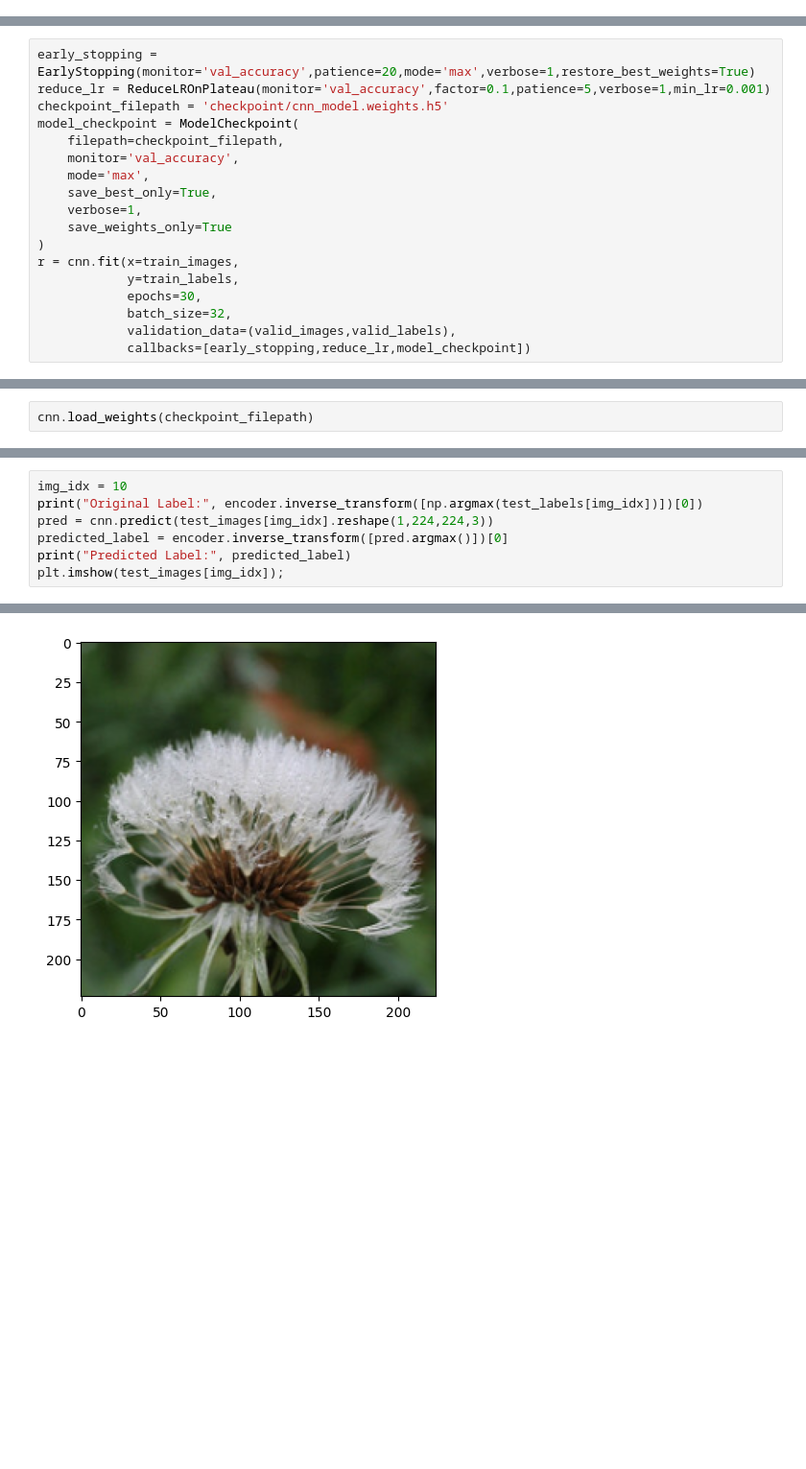
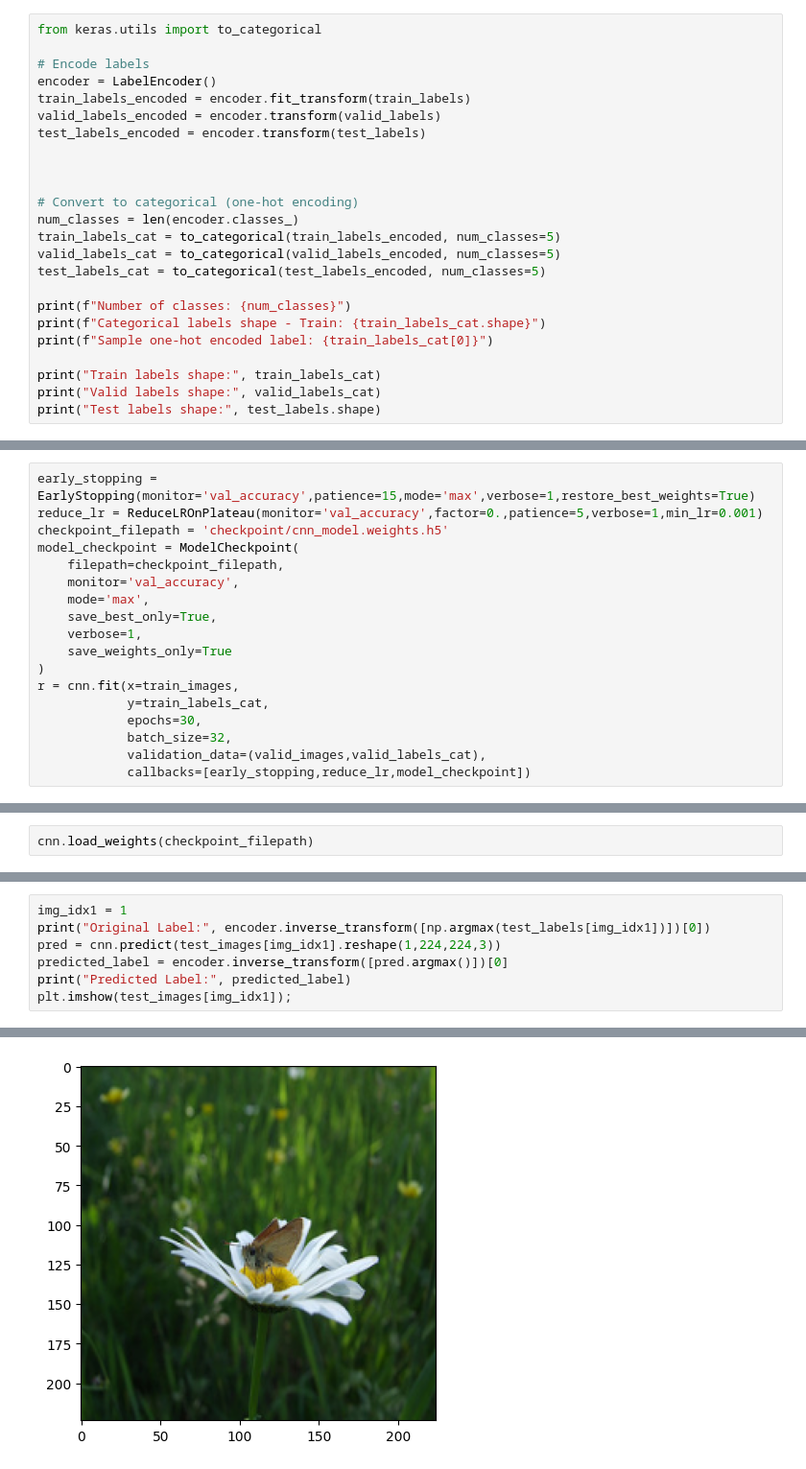
Before and after one commit to Ravindu-Kuruppuarachchi/Florist, a Jupyter notebook: Flowers Recognition.ipynb, the cells around one changed output, grey strips where cells are left out. Shown: that part at 96% size. Saved outputs shown, nothing was run; the diff lists cells and outputs as text; blank space fills up the shorter version.

```diff
--- a/Flowers Recognition.ipynb
+++ b/Flowers Recognition.ipynb
@@ -279,0 +162,24 @@ test_labels = to_categorical(test_labels)
+# %%
+from keras.utils import to_categorical
+
+# Encode labels
+encoder = LabelEncoder()
+train_labels_encoded = encoder.fit_transform(train_labels)
+valid_labels_encoded = encoder.transform(valid_labels)
+test_labels_encoded = encoder.transform(test_labels)
+
+
+
+# Convert to categorical (one-hot encoding)
+num_classes = len(encoder.classes_)
+train_labels_cat = to_categorical(train_labels_encoded, num_classes=5)
+valid_labels_cat = to_categorical(valid_labels_encoded, num_classes=5)
+test_labels_cat = to_categorical(test_labels_encoded, num_classes=5)
+
+print(f"Number of classes: {num_classes}")
+print(f"Categorical labels shape - Train: {train_labels_cat.shape}")
+print(f"Sample one-hot encoded label: {train_labels_cat[0]}")
+
+print("Train labels shape:", train_labels_cat)
+print("Valid labels shape:", valid_labels_cat)
+print("Test labels shape:", test_labels.shape)
@@ -346,6 +303,6 @@ Model: "sequential"
 # %%
-early_stopping = EarlyStopping(monitor='val_accuracy',patience=20,mode='max',verbose=1,restore_best_weights=True)
-reduce_lr = ReduceLROnPlateau(monitor='val_accuracy',factor=0.1,patience=5,verbose=1,min_lr=0.001)
+early_stopping = EarlyStopping(monitor='val_accuracy',patience=15,mode='max',verbose=1,restore_best_weights=True)
+reduce_lr = ReduceLROnPlateau(monitor='val_accuracy',factor=0.,patience=5,verbose=1,min_lr=0.001)
 checkpoint_filepath = 'checkpoint/cnn_model.weights.h5'
 model_checkpoint = ModelCheckpoint(
     filepath=checkpoint_filepath,
@@ -356,10 +313,10 @@ model_checkpoint = ModelCheckpoint(
     save_weights_only=True
 )
 r = cnn.fit(x=train_images,
-            y=train_labels,
+            y=train_labels_cat,
             epochs=30,
             batch_size=32,
-            validation_data=(valid_images,valid_labels),
+            validation_data=(valid_images,valid_labels_cat),
             callbacks=[early_stopping,reduce_lr,model_checkpoint])
 # %% [output]
 Epoch 1/30
@@ -424,8 +380,8 @@ Predicted Label: sunflowers
 # %%
-img_idx = 10
-print("Original Label:", encoder.inverse_transform([np.argmax(test_labels[img_idx])])[0])
-pred = cnn.predict(test_images[img_idx].reshape(1,224,224,3))
+img_idx1 = 1
+print("Original Label:", encoder.inverse_transform([np.argmax(test_labels[img_idx1])])[0])
+pred = cnn.predict(test_images[img_idx1].reshape(1,224,224,3))
 predicted_label = encoder.inverse_transform([pred.argmax()])[0]
 print("Predicted Label:", predicted_label)
-plt.imshow(test_images[img_idx]);
+plt.imshow(test_images[img_idx1]);
 # %% [output]
@@ -435 +391 @@ Predicted Label: dandelion
-[figure, old version]
+[figure, new version]
```
Also changed, not shown: parts of 20 cells of this notebook, 2 other files.
